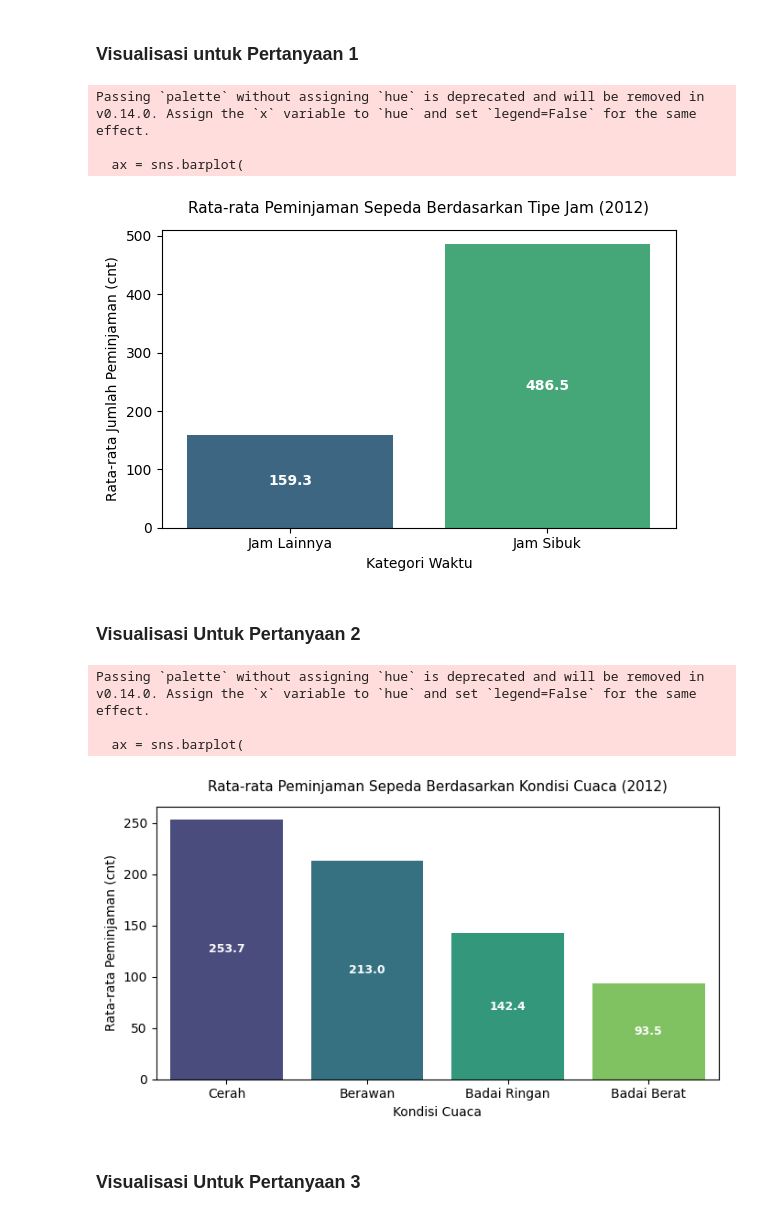
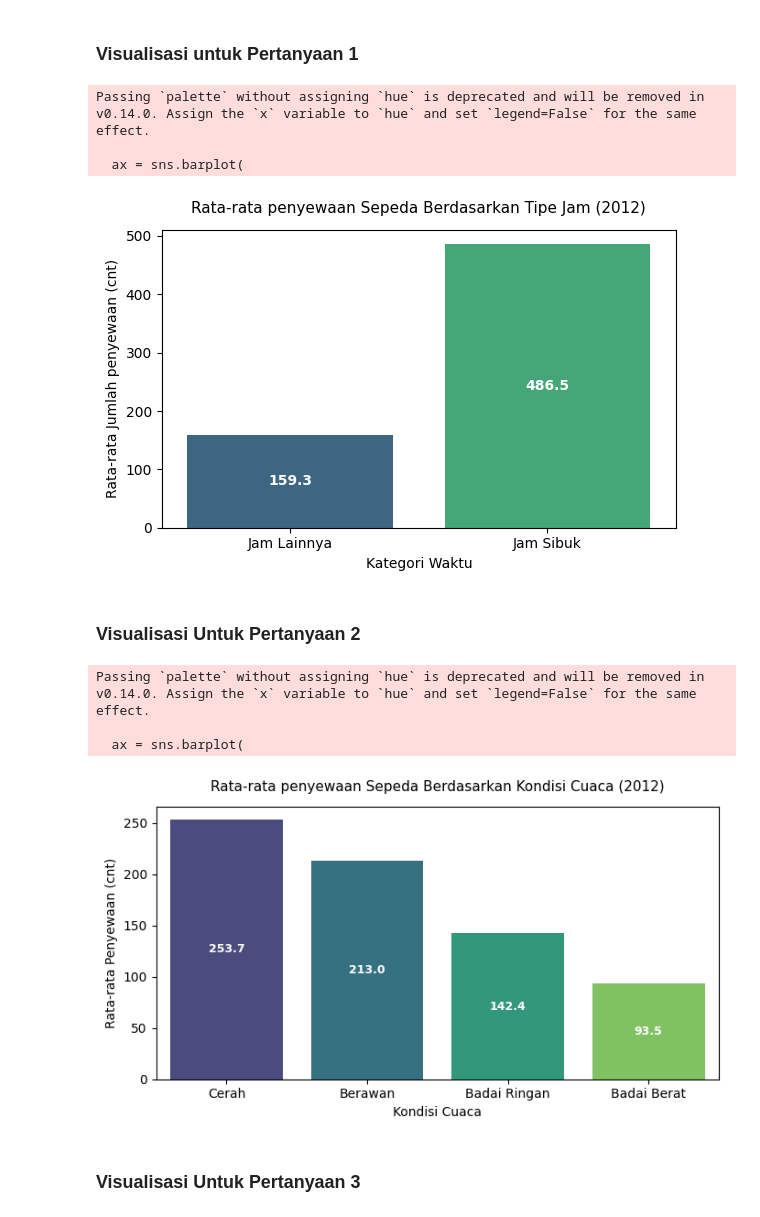
Before and after one commit to valselt/analisis-data-bikesharingdataset, a Jupyter notebook: Proyek_Analisis_Data_Muhammad Ivan Aldorino_Bike Sharing Dataset.ipynb, the cells around one changed output. Cells and saved outputs as stored; diff of their text form; code cells hidden in the pictures.

Commit message:
Fix typo "peminjaman" to "penyewaan"

```diff
--- a/Proyek_Analisis_Data_Muhammad Ivan Aldorino_Bike Sharing Dataset.ipynb
+++ b/Proyek_Analisis_Data_Muhammad Ivan Aldorino_Bike Sharing Dataset.ipynb
@@ -478,33 +478,33 @@ Insight: Rata-rata penyewaan sepeda tahun 2011 sampai 2012 pada hari liburan leb
 # %%
 plt.figure(figsize=(6, 4))
 
 ax = sns.barplot(
     data=mean_cnt_rushhour,
     x='rushhour',
     y='cnt',
     palette='viridis'
 )
 
 ax.set_xticklabels(['Jam Lainnya', 'Jam Sibuk'])
 
-plt.title('Rata-rata Peminjaman Sepeda Berdasarkan Tipe Jam (2012)', fontsize=11, pad=12)
+plt.title('Rata-rata penyewaan Sepeda Berdasarkan Tipe Jam (2012)', fontsize=11, pad=12)
 plt.xlabel('Kategori Waktu', fontsize=10)
-plt.ylabel('Rata-rata Jumlah Peminjaman (cnt)', fontsize=10)
+plt.ylabel('Rata-rata Jumlah penyewaan (cnt)', fontsize=10)
 
 for p in ax.patches:
     ax.annotate(f"{p.get_height():.1f}",
                 (p.get_x() + p.get_width() / 2., p.get_height() / 2),
                 ha='center', va='center', fontsize=10, fontweight='bold',
                 color='white',
                 xytext=(0, 0), textcoords='offset points')
 
 plt.tight_layout()
 plt.show()
 # %% [output]
 Passing `palette` without assigning `hue` is deprecated and will be removed in v0.14.0. Assign the `x` variable to `hue` and set `legend=False` for the same effect.
 
   ax = sns.barplot(
-[figure, old version]
+[figure, new version]
 # %% [markdown]
 ### Visualisasi Untuk Pertanyaan 2
 # %%
@@ -519,9 +519,9 @@ ax = sns.barplot(
 
 ax.set_xticklabels(['Cerah', 'Berawan', 'Badai Ringan', 'Badai Berat'])
 
-plt.title('Rata-rata Peminjaman Sepeda Berdasarkan Kondisi Cuaca (2012)', fontsize=11, pad=12)
+plt.title('Rata-rata penyewaan Sepeda Berdasarkan Kondisi Cuaca (2012)', fontsize=11, pad=12)
 plt.xlabel('Kondisi Cuaca', fontsize=10)
-plt.ylabel('Rata-rata Peminjaman (cnt)', fontsize=10)
+plt.ylabel('Rata-rata Penyewaan (cnt)', fontsize=10)
 
 for p in ax.patches:
     height = p.get_height()
@@ -539,7 +539,7 @@ plt.show()
 Passing `palette` without assigning `hue` is deprecated and will be removed in v0.14.0. Assign the `x` variable to `hue` and set `legend=False` for the same effect.
 
   ax = sns.barplot(
-[figure, old version]
+[figure, new version]
 # %% [markdown]
 ### Visualisasi Untuk Pertanyaan 3
 # %%
```
Also changed, not shown: parts of 9 cells of this notebook.
